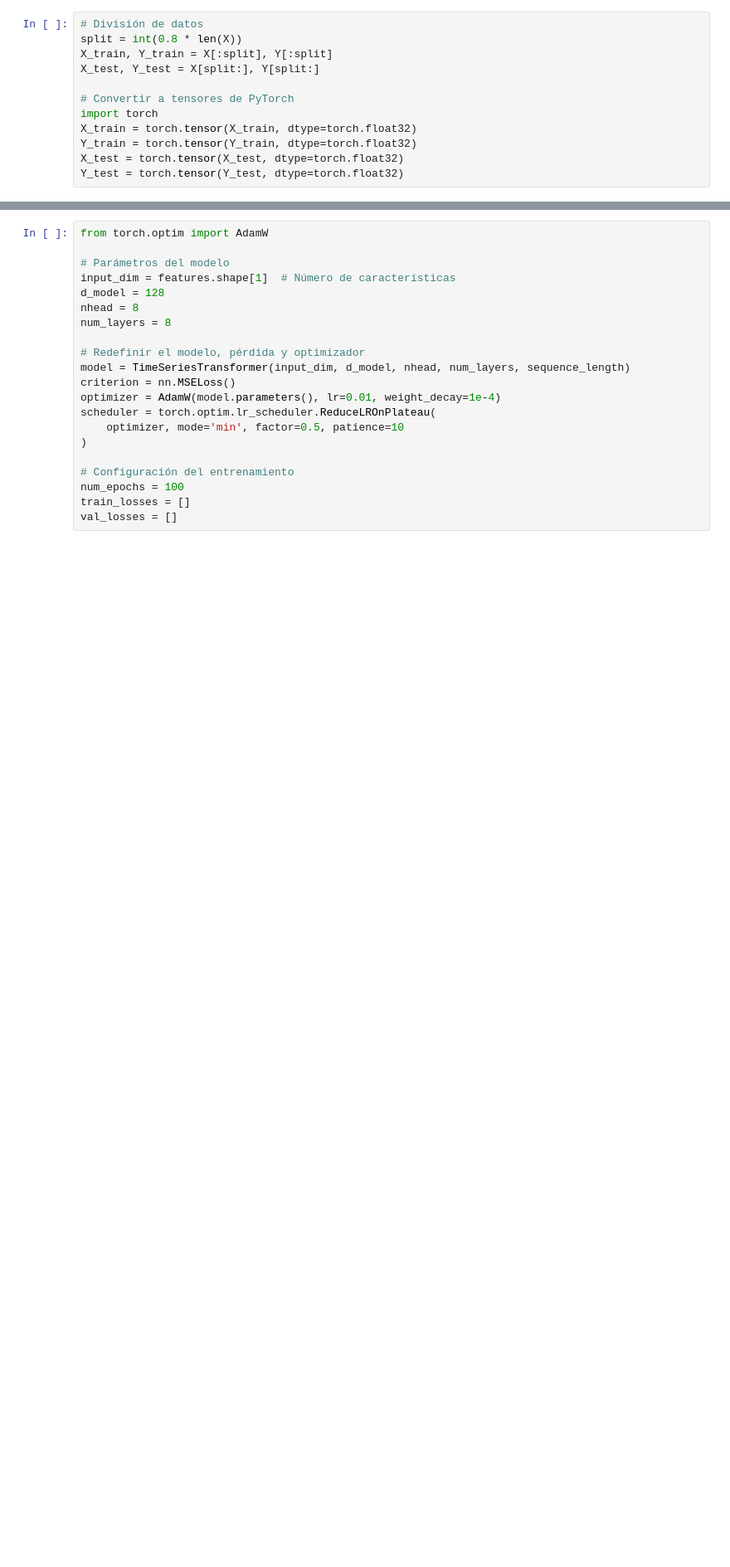
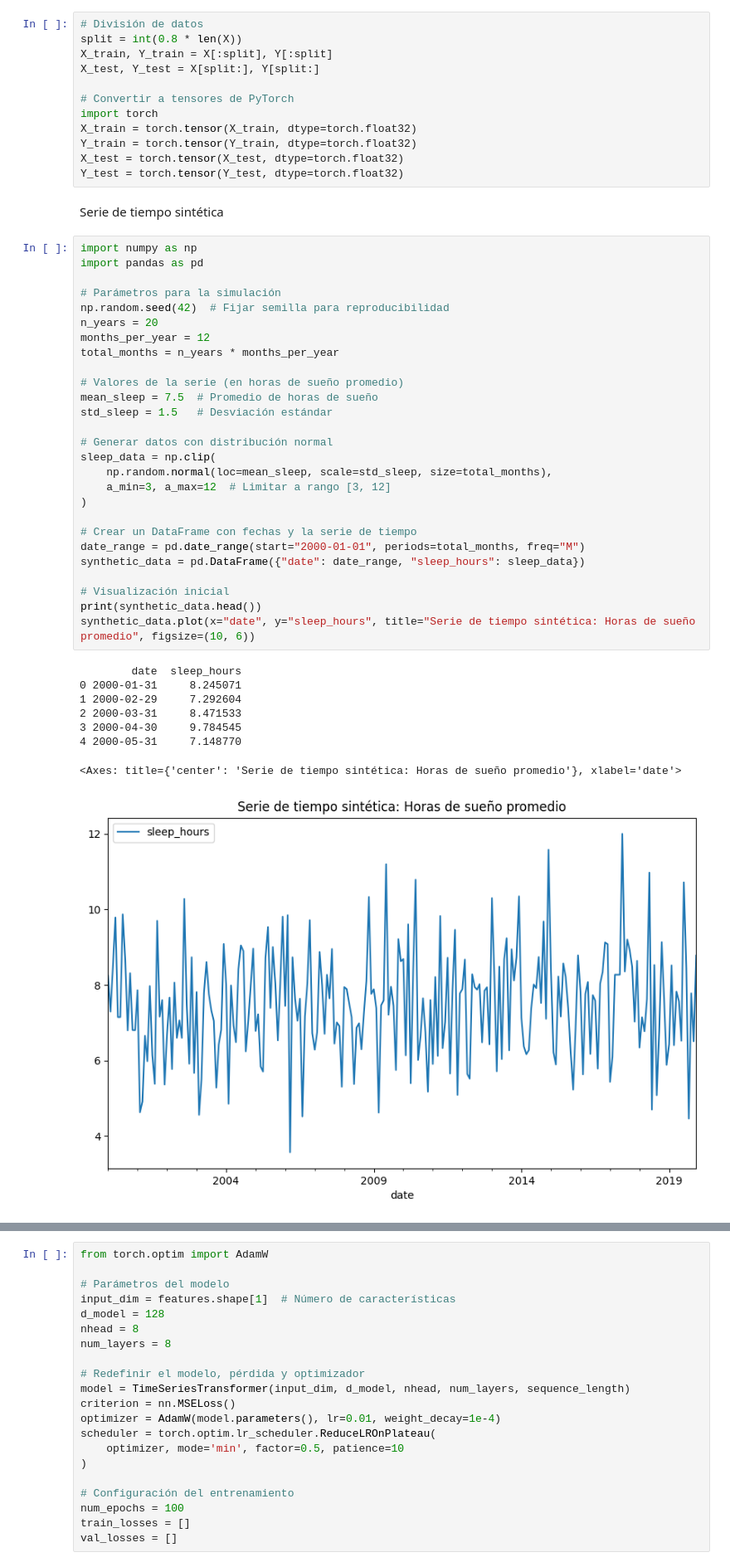
Before and after one commit to gabrielam-projects/Deep-Learning-exercises, a Jupyter notebook: Transformers_NN/TS_simple.ipynb, the cells around one changed output, grey strips where cells are left out. Shown at 83% size. Saved outputs shown, nothing was run; the diff lists cells and outputs as text; blank space fills up the shorter version.

Commit message:
Synthetic time serie

```diff
--- a/Transformers_NN/TS_simple.ipynb
+++ b/Transformers_NN/TS_simple.ipynb
@@ -107,3 +107,41 @@ X_train = torch.tensor(X_train, dtype=torch.float32)
 Y_train = torch.tensor(Y_train, dtype=torch.float32)
 X_test = torch.tensor(X_test, dtype=torch.float32)
 Y_test = torch.tensor(Y_test, dtype=torch.float32)
+# %% [markdown]
+Serie de tiempo sintética
+# %%
+import numpy as np
+import pandas as pd
+
+# Parámetros para la simulación
+np.random.seed(42)  # Fijar semilla para reproducibilidad
+n_years = 20
+months_per_year = 12
+total_months = n_years * months_per_year
+
+# Valores de la serie (en horas de sueño promedio)
+mean_sleep = 7.5  # Promedio de horas de sueño
+std_sleep = 1.5   # Desviación estándar
+
+# Generar datos con distribución normal
+sleep_data = np.clip(
+    np.random.normal(loc=mean_sleep, scale=std_sleep, size=total_months),
+    a_min=3, a_max=12  # Limitar a rango [3, 12]
+)
+
+# Crear un DataFrame con fechas y la serie de tiempo
+date_range = pd.date_range(start="2000-01-01", periods=total_months, freq="M")
+synthetic_data = pd.DataFrame({"date": date_range, "sleep_hours": sleep_data})
+
+# Visualización inicial
+print(synthetic_data.head())
+synthetic_data.plot(x="date", y="sleep_hours", title="Serie de tiempo sintética: Horas de sueño promedio", figsize=(10, 6))
+# %% [output]
+        date  sleep_hours
+0 2000-01-31     8.245071
+1 2000-02-29     7.292604
+2 2000-03-31     8.471533
+3 2000-04-30     9.784545
+4 2000-05-31     7.148770
+<Axes: title={'center': 'Serie de tiempo sintética: Horas de sueño promedio'}, xlabel='date'>
+[figure, added]
```
Also changed, not shown: parts of 11 cells of this notebook.
